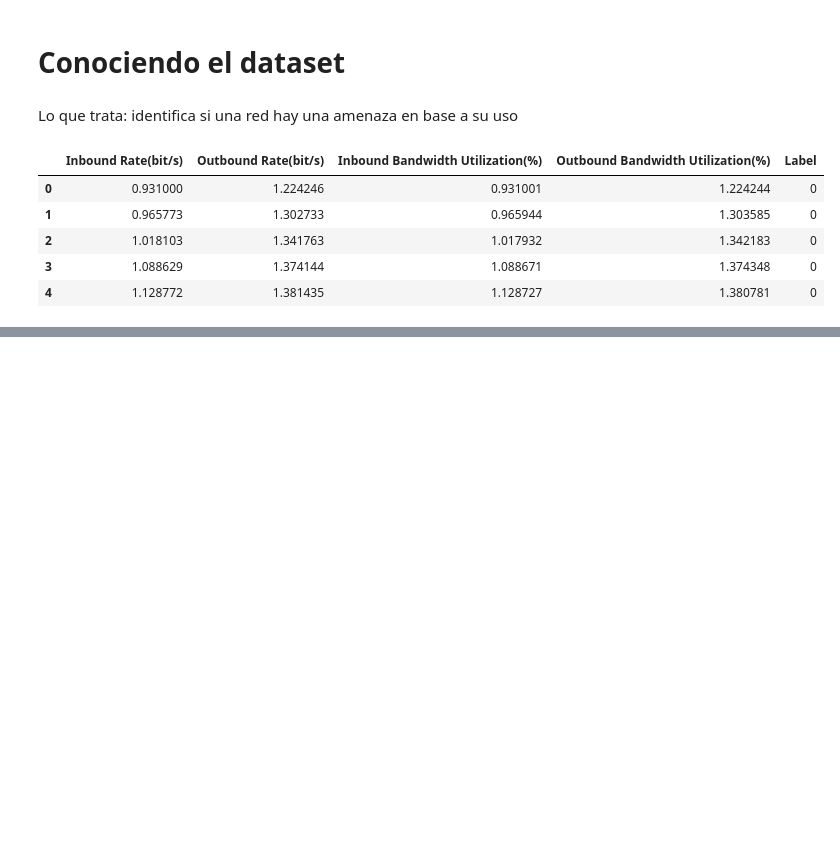
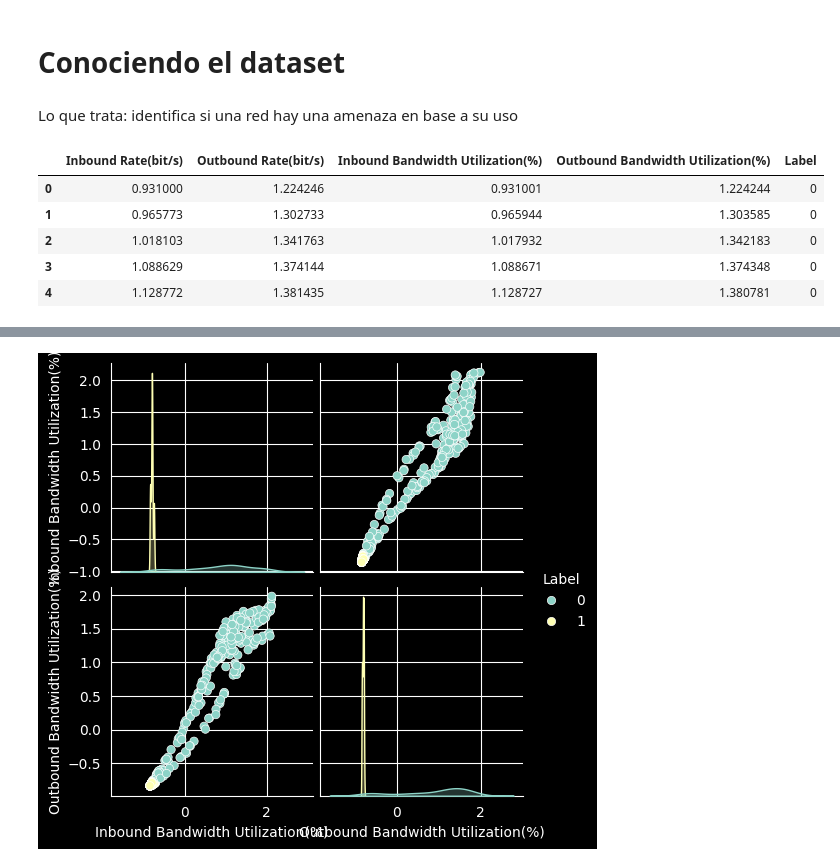
Before and after one commit to Pedro-Samuel-Rodriguez-Caudillo/Network-anomaly, a Jupyter notebook: Anomalia de red.ipynb, the cells around one changed output, grey strips where cells are left out. Cells and saved outputs as stored; diff of their text form; code cells hidden in the pictures; blank space fills up the shorter version.

```diff
--- a/Anomalia de red.ipynb
+++ b/Anomalia de red.ipynb
@@ -32,0 +67,9 @@ dtype: int64
+# %%
+# Pairplot for selected features
+sampled_df = df.sample(500)
+sns.pairplot(sampled_df[['Inbound Bandwidth Utilization(%)',
+                         'Outbound Bandwidth Utilization(%)',
+                         'Label']], hue='Label')
+plt.show()
+# %% [output]
+[figure, added]
```
Also changed, not shown: parts of 18 cells of this notebook.
